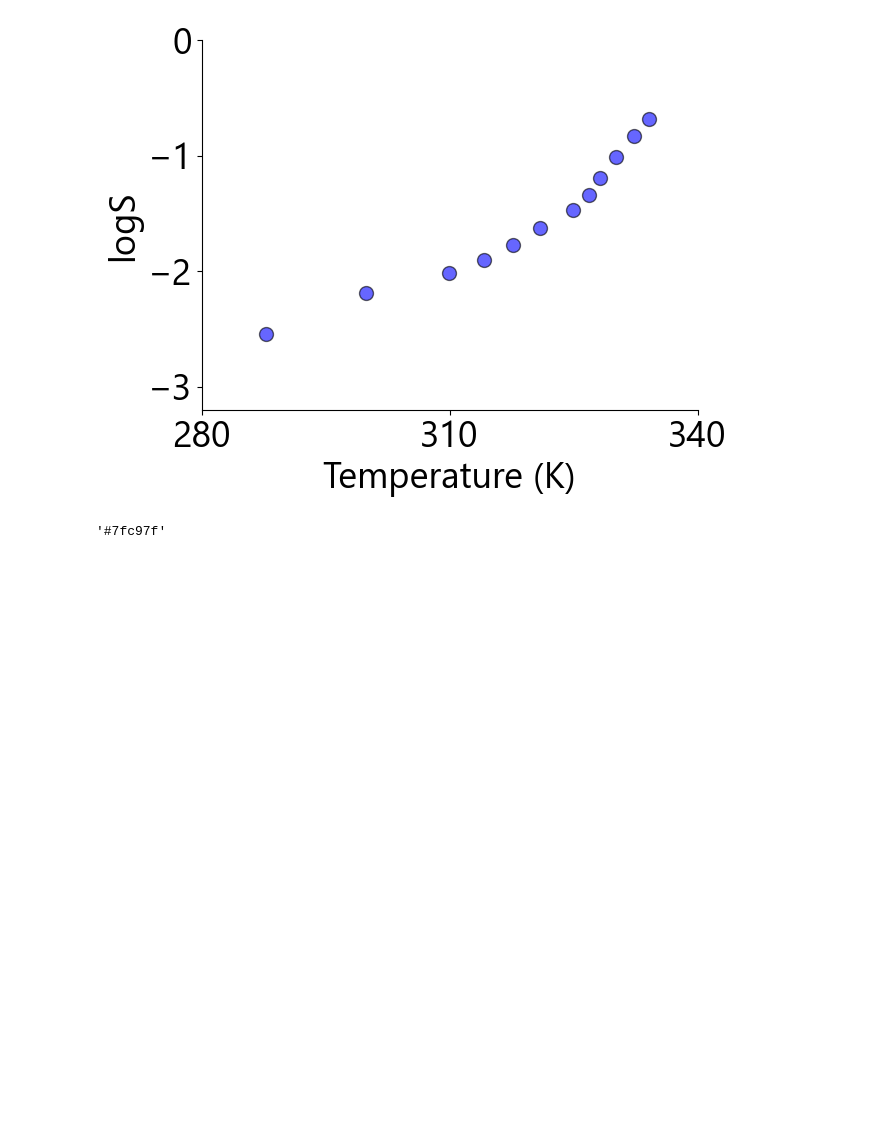
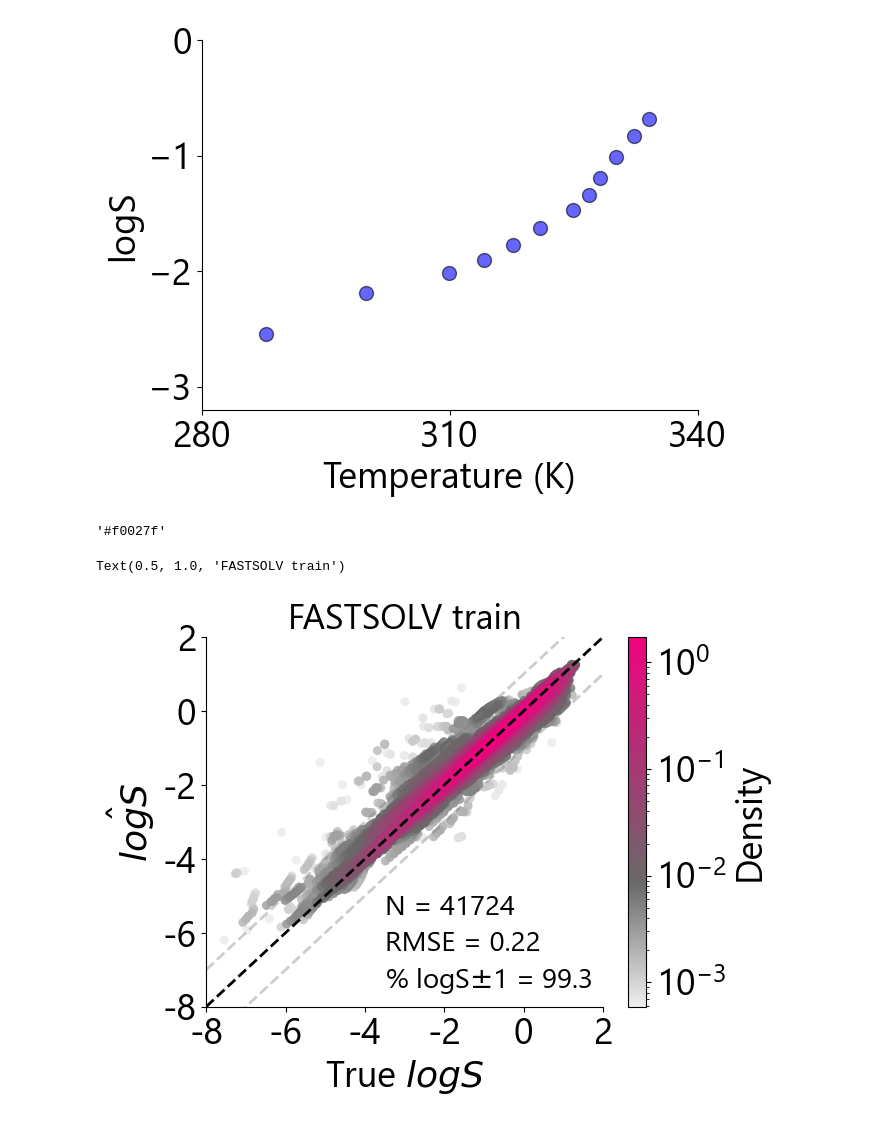
Before and after one commit to JacksonBurns/fastsolv, a Jupyter notebook: paper/figures/figure_2.ipynb, the cells around one changed output. Drawn from its saved outputs; the diff is of its cells as text; code cells hidden in the pictures; blank space fills up the shorter version.

```diff
--- a/paper/figures/figure_2.ipynb
+++ b/paper/figures/figure_2.ipynb
@@ -320,9 +394,47 @@ plt.show()
 [figure]
 # %%
 colors[2]
-colors[0]
+colors[5]
 # %% [output]
-'#7fc97f'
+'#f0027f'
+# %%
+h_parity = plt.subplot2grid(shape=(1, 1), loc=(0, 0), colspan=1)
+h_parity.plot([-8, 8], [-8,8], linestyle = '--', linewidth = 2, color = 'black')
+h_parity.plot([-8, 8], [-9,7], linestyle = '--', linewidth = 2, color = 'gray', alpha = 0.4)
+h_parity.plot([-8, 8], [-7,9], linestyle = '--', linewidth = 2, color = 'gray', alpha = 0.4)
+custom_cmap = LinearSegmentedColormap.from_list('custom_cmap', ['#EEEEEE','#696969', '#ab3675',colors[5]])
+
+# Calculate the point density
+xy = np.vstack([training_performance['logS_true'],training_performance['logS_pred']])
+z = gaussian_kde(xy)(xy)
+
+# Sort the points by density, so that the densest points are plotted last
+idx = z.argsort()
+x, y, z = training_performance['logS_true'][idx], training_performance['logS_pred'][idx], z[idx]
+
+
+sc = h_parity.scatter(x, y, c=z, s=30, cmap=custom_cmap, norm= LogNorm())
+cbar = plt.colorbar(sc, ax=h_parity)
+cbar.set_label('Density')
+
+h_parity.set_xlim([-8, 2])
+h_parity.set_xticks([-8, -6, -4, -2, 0, 2])
+h_parity.set_xticklabels([-8, -6, -4, -2, 0, 2])
+h_parity.set_ylim([-8,2])
+h_parity.set_yticklabels([-8, -6, -4, -2, 0, 2])
+
+h_parity.set_ylabel(r"$\hat{logS}$")
+h_parity.set_xlabel(r"True $logS$")
+#ax4.legend(prop={'size': 20}, loc = 'upper left', frameon = False, bbox_to_anchor=(-0.05,1.1))
+h_parity.spines[['right', 'top']].set_visible(False)
+h_parity.text(-3.5,-5.5, 'N = '  + f"{len(training_performance)}", fontsize = 20)
+h_parity.text(-3.5,-6.5, f"RMSE = {np.sqrt(mse_training):.2f}", fontsize = 20)
+h_parity.text(-3.5,-7.5, '% logS' + r'$\pm$'  + f"1 = {percentage_within_1_unit_training:.1f}", fontsize = 20)
+
+h_parity.set_title("FASTSOLV train", fontsize = 25)
+# %% [output]
+Text(0.5, 1.0, 'FASTSOLV train')
+[figure, added]
 # %%
 fig = plt.figure(figsize=(6.4*3, 4.8*2.5))  # Adjust the figure size
 
```
Also changed, not shown: parts of 5 cells of this notebook, 1 other file.
